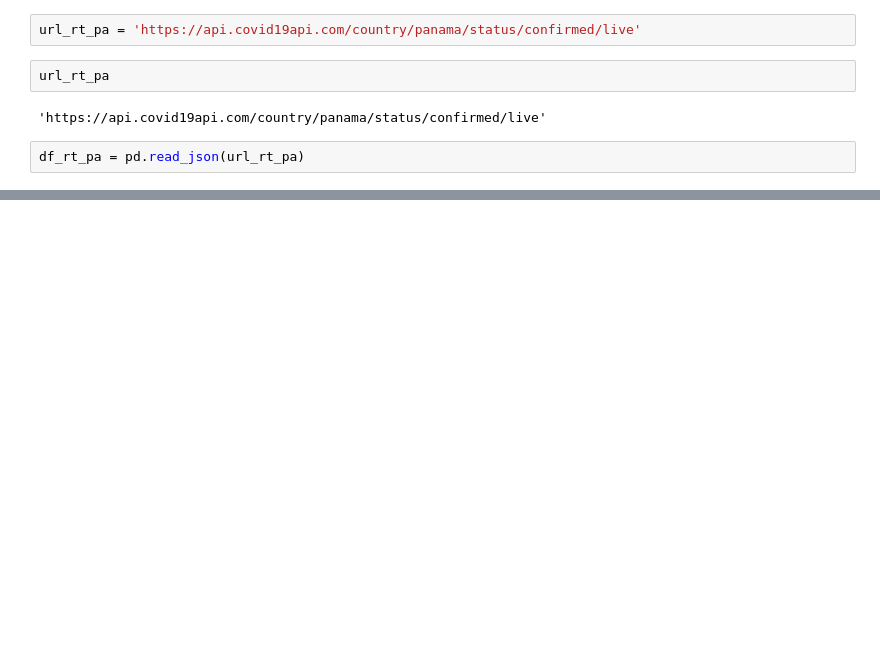
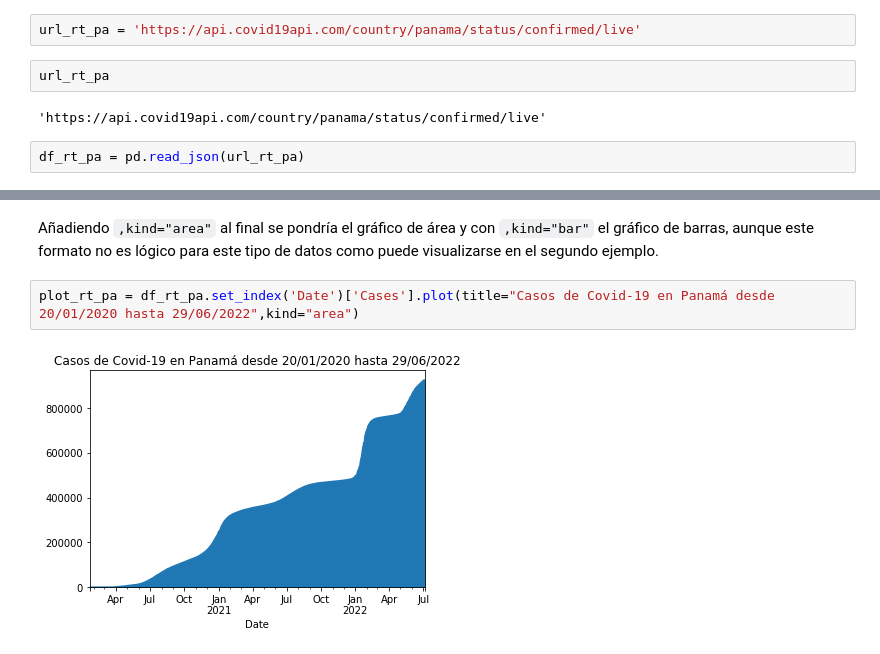
Before and after one commit to nebrijas/IriaSantos-web, a Jupyter notebook: api-covid-pandas.ipynb, the cells around one changed output, grey strips where cells are left out. Drawn from its saved outputs; the diff is of its cells as text; blank space fills up the shorter version.

```diff
--- a/api-covid-pandas.ipynb
+++ b/api-covid-pandas.ipynb
@@ -152,0 +153,6 @@ plot_rt_pa = df_rt_pa.set_index('Date')['Cases'].plot(title="Casos de Covid-19 e
+# %% [markdown]
+Añadiendo `,kind="area"` al final se pondría el gráfico de área y con `,kind="bar"` el gráfico de barras, aunque este formato no es lógico para este tipo de datos como puede visualizarse en el segundo ejemplo.
+# %%
+plot_rt_pa = df_rt_pa.set_index('Date')['Cases'].plot(title="Casos de Covid-19 en Panamá desde 20/01/2020 hasta 29/06/2022",kind="area")
+# %% [output]
+[figure, added]
```
Also changed, not shown: parts of 10 cells of this notebook, 5 other files.
